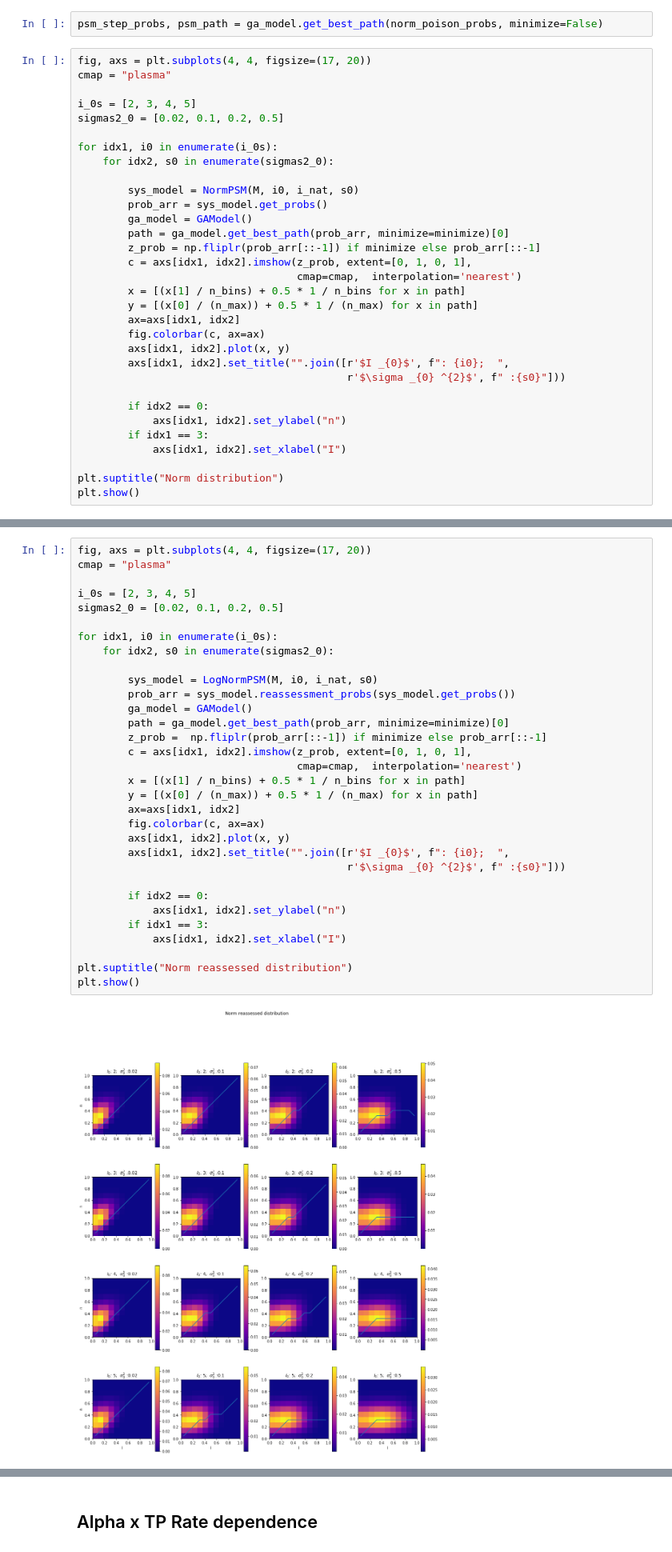
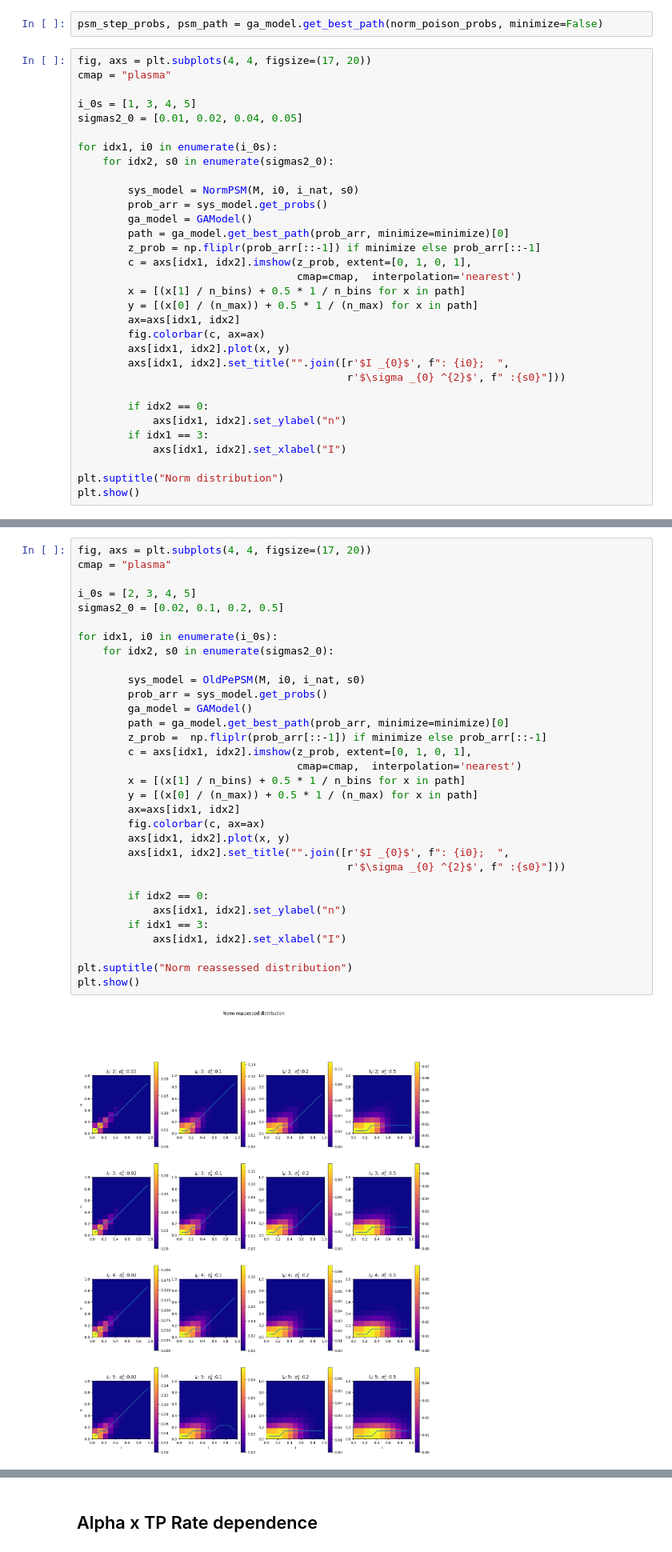
Before and after one commit to jafiorote/ga_error_sources_framework, a Jupyter notebook: notebooks/model_exploration.ipynb, the cells around one changed output, grey strips where cells are left out. Shown at 80% size. Saved outputs shown, nothing was run; the diff lists cells and outputs as text.

```diff
--- a/notebooks/model_exploration.ipynb
+++ b/notebooks/model_exploration.ipynb
@@ -201,8 +226,8 @@ psm_step_probs, psm_path = ga_model.get_best_path(norm_poison_probs, minimize=Fa
 fig, axs = plt.subplots(4, 4, figsize=(17, 20))
 cmap = "plasma"
 
-i_0s = [2, 3, 4, 5]
-sigmas2_0 = [0.02, 0.1, 0.2, 0.5]
+i_0s = [1, 3, 4, 5]
+sigmas2_0 = [0.01, 0.02, 0.04, 0.05]
 
 for idx1, i0 in enumerate(i_0s):
     for idx2, s0 in enumerate(sigmas2_0):
@@ -235,36 +260,36 @@ plt.show()
 fig, axs = plt.subplots(4, 4, figsize=(17, 20))
 cmap = "plasma"
 
 i_0s = [2, 3, 4, 5]
 sigmas2_0 = [0.02, 0.1, 0.2, 0.5]
 
 for idx1, i0 in enumerate(i_0s):
     for idx2, s0 in enumerate(sigmas2_0):
 
-        sys_model = LogNormPSM(M, i0, i_nat, s0)
-        prob_arr = sys_model.reassessment_probs(sys_model.get_probs())
+        sys_model = OldPePSM(M, i0, i_nat, s0)
+        prob_arr = sys_model.get_probs()
         ga_model = GAModel()
         path = ga_model.get_best_path(prob_arr, minimize=minimize)[0]
         z_prob =  np.fliplr(prob_arr[::-1]) if minimize else prob_arr[::-1]
         c = axs[idx1, idx2].imshow(z_prob, extent=[0, 1, 0, 1],
                                    cmap=cmap,  interpolation='nearest')
         x = [(x[1] / n_bins) + 0.5 * 1 / n_bins for x in path]
         y = [(x[0] / (n_max)) + 0.5 * 1 / (n_max) for x in path]
         ax=axs[idx1, idx2]
         fig.colorbar(c, ax=ax)
         axs[idx1, idx2].plot(x, y)
         axs[idx1, idx2].set_title("".join([r'$I _{0}$', f": {i0};  ",
                                            r'$\sigma _{0} ^{2}$', f" :{s0}"]))
 
         if idx2 == 0:
             axs[idx1, idx2].set_ylabel("n")
         if idx1 == 3:
             axs[idx1, idx2].set_xlabel("I")
 
 plt.suptitle("Norm reassessed distribution")
 plt.show()
 # %% [output]
-[figure, old version]
+[figure, new version]
 # %%
 fig, axs = plt.subplots(4, 4, figsize=(17, 20))
 cmap = "plasma"
```
Also changed, not shown: parts of 16 cells of this notebook, 2 other files.
